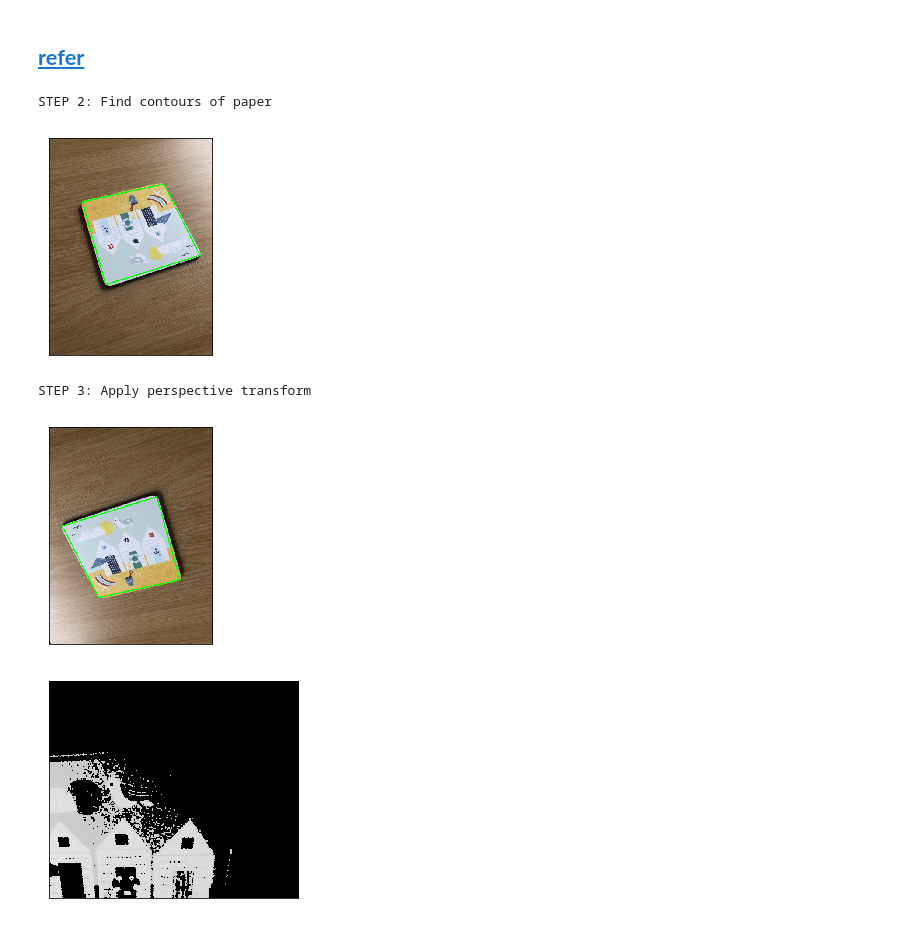
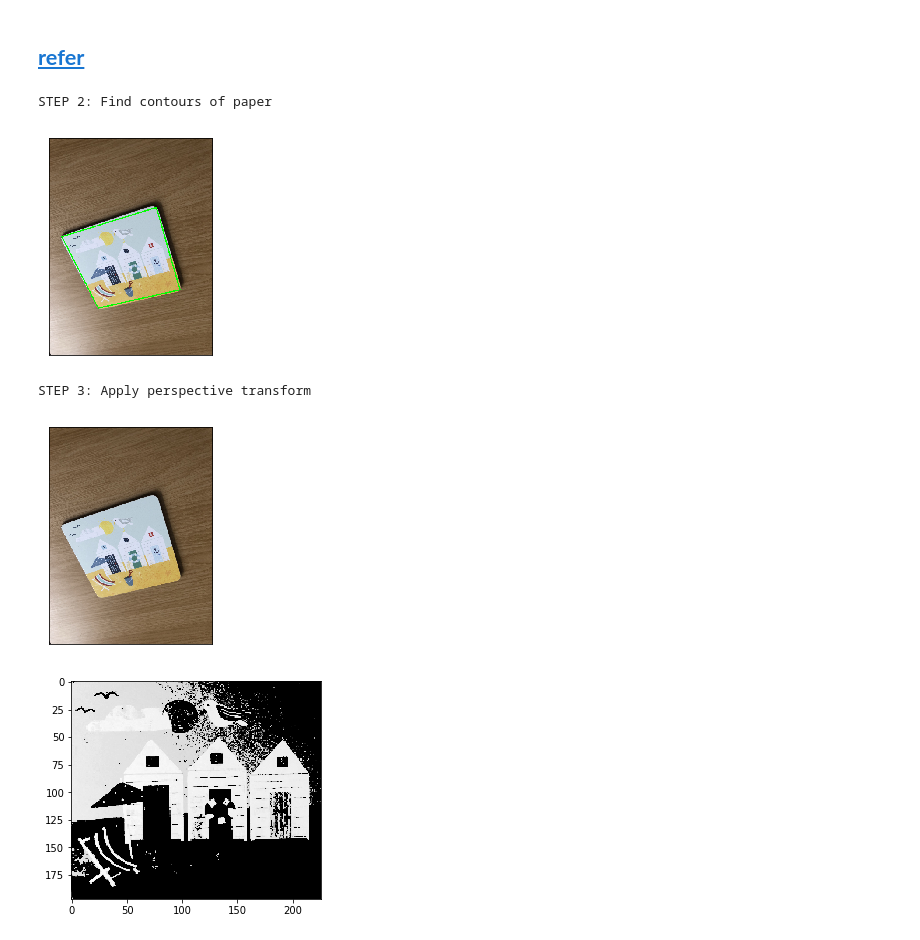
Before and after one commit to prteek/IO, a Jupyter notebook: scanner.ipynb, the cells around one changed output. Drawn from its saved outputs; the diff is of its cells as text; code cells hidden in the pictures.

```diff
--- a/scanner.ipynb
+++ b/scanner.ipynb
@@ -70,8 +52,8 @@ STEP 1: Edge Detection
 # %%
 # find the contours in the edged image, keeping only the
 # ones with largest area
-cnts,_   = cv2.findContours(edged.copy(), cv2.RETR_LIST, cv2.CHAIN_APPROX_SIMPLE)
-cnts       = sorted(cnts, key = cv2.contourArea, reverse = True)[:5]
+cnts   = cv2.findContours(edged.copy(), cv2.RETR_LIST, cv2.CHAIN_APPROX_SIMPLE)
+cnts   = sorted(cnts[1], key = cv2.contourArea, reverse = True)[:5]
 
 # loop over the contours
 for c in cnts:
@@ -80,7 +62,7 @@ for c in cnts:
   accuracy_of_approximation = 0.02 * peri
   approx = cv2.approxPolyDP(c, accuracy_of_approximation, True) #  Douglas-Peucker algorithm
   # if the approximated contour has four points, then we
-	# can assume that we have found our screen
+  # can assume that we have found our screen
   if len(approx) == 4:
     screenCnt = approx
     break
@@ -91,6 +73,6 @@ cv2.drawContours(image, [screenCnt], -1, (0, 255, 0), 2)
 plt_imshow(image)
 # %% [output]
 STEP 2: Find contours of paper
-[figure, old version]
+[figure, new version]
 # %%
 def order_points(pts):
@@ -156,18 +138,18 @@ def four_point_transform(image, pts):
 # %%
 # apply the four point transform to obtain a top-down
 # view of the original image
 warped = four_point_transform(orig, screenCnt.reshape(4, 2) * 1/ratio)
 
 # convert the warped image to grayscale, then threshold it
 # to give it that 'black and white' paper effect
 warped = cv2.cvtColor(warped, cv2.COLOR_BGR2GRAY)
-_,warped = cv2.threshold(warped, 200, 255, cv2.cv2.THRESH_TOZERO)
+_,warped = cv2.threshold(warped, 200, 255, cv2.THRESH_TOZERO)
 
 # show the original and scanned images
 print("STEP 3: Apply perspective transform")
 plt_imshow(cv2.resize(orig, (0,0), fy=ratio, fx=ratio))
-plt_imshow(cv2.resize(warped, (0,0), fy=ratio, fx=ratio))
+plt_imshow(cv2.resize(warped, (0,0), fy=ratio, fx=ratio), is_color=0)
 # %% [output]
 STEP 3: Apply perspective transform
-[figure, old version]
+[figure, new version]
-[figure, old version]
+[figure, new version]
```
Also changed, not shown: parts of 6 cells of this notebook, 4 other files.
